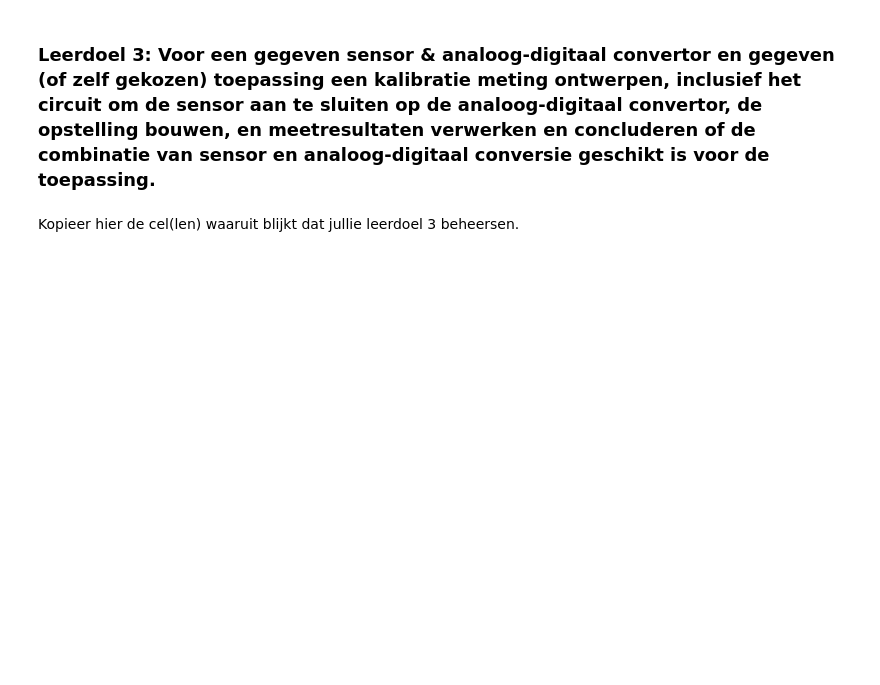
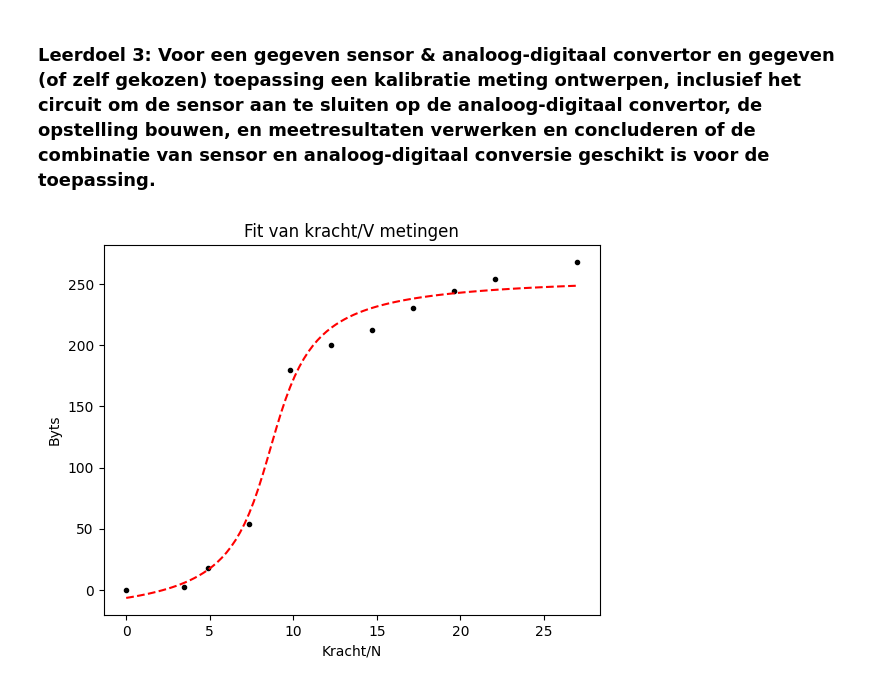
Before and after one commit to ameliehonig/opdrachten-DEF-D, a Jupyter notebook: FysiekeOntwerpopdrachten/1KalibreerEenSensorDigitaalAnaloog/DEFOntwerpopdracht1KalibreerEenSensorInvulTemplate.ipynb, the cells around one changed output. Drawn from its saved outputs; the diff is of its cells as text; code cells hidden in the pictures; blank space fills up the shorter version.

```diff
--- a/FysiekeOntwerpopdrachten/1KalibreerEenSensorDigitaalAnaloog/DEFOntwerpopdracht1KalibreerEenSensorInvulTemplate.ipynb
+++ b/FysiekeOntwerpopdrachten/1KalibreerEenSensorDigitaalAnaloog/DEFOntwerpopdracht1KalibreerEenSensorInvulTemplate.ipynb
@@ -89,4 +159,23 @@ Kopieer hier de cel(len) waaruit blijkt dat jullie leerdoel 2 beheersen.
 # %% [markdown]
 ### Leerdoel 3: Voor een gegeven sensor & analoog-digitaal convertor en gegeven (of zelf gekozen) toepassing een kalibratie meting ontwerpen, inclusief het circuit om de sensor aan te sluiten op de analoog-digitaal convertor, de opstelling bouwen, en meetresultaten verwerken en concluderen of de combinatie van sensor en analoog-digitaal conversie geschikt is voor de toepassing.
-# %% [markdown]
-Kopieer hier de cel(len) waaruit blijkt dat jullie leerdoel 3 beheersen.
+# %%
+%matplotlib inline
+def func(x,a,b,c,d):
+    return a*np.arctan(b*x+c)+d
+
+popt,pcov=curve_fit(func,kracht,byts)
+
+x_fit=np.linspace(min(kracht),max(kracht),100)
+y_fit=func(x_fit,*popt)
+
+
+
+
+plt.plot(kracht, byts, 'k.')
+plt.plot(x_fit,y_fit, 'r--')
+plt.title('Fit van kracht/V metingen')
+plt.xlabel('Kracht/N')
+plt.ylabel('Byts')
+plt.show()
+# %% [output]
+[figure, added]
```
Also changed, not shown: parts of 22 cells of this notebook.
